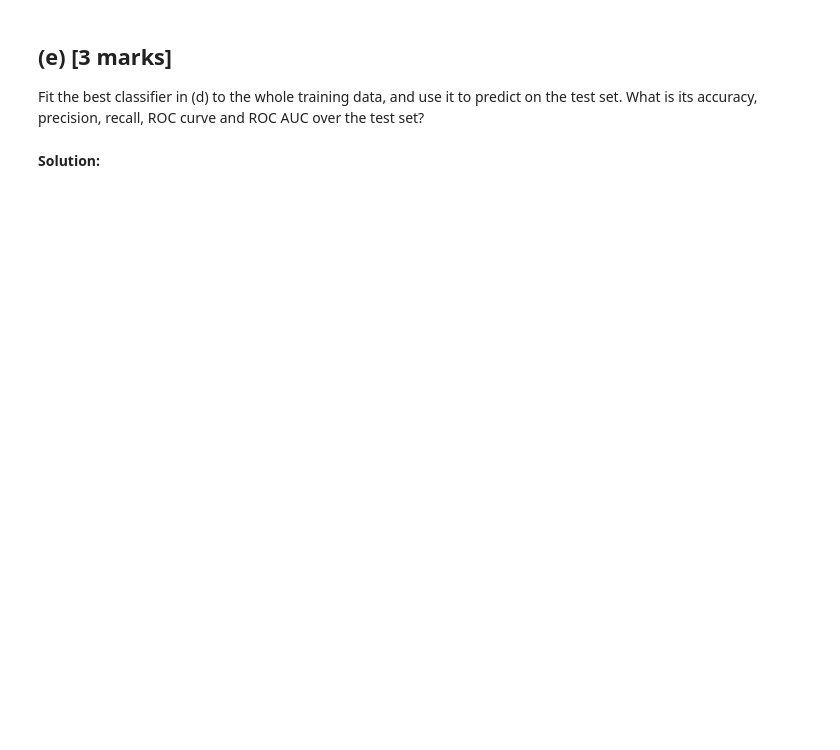
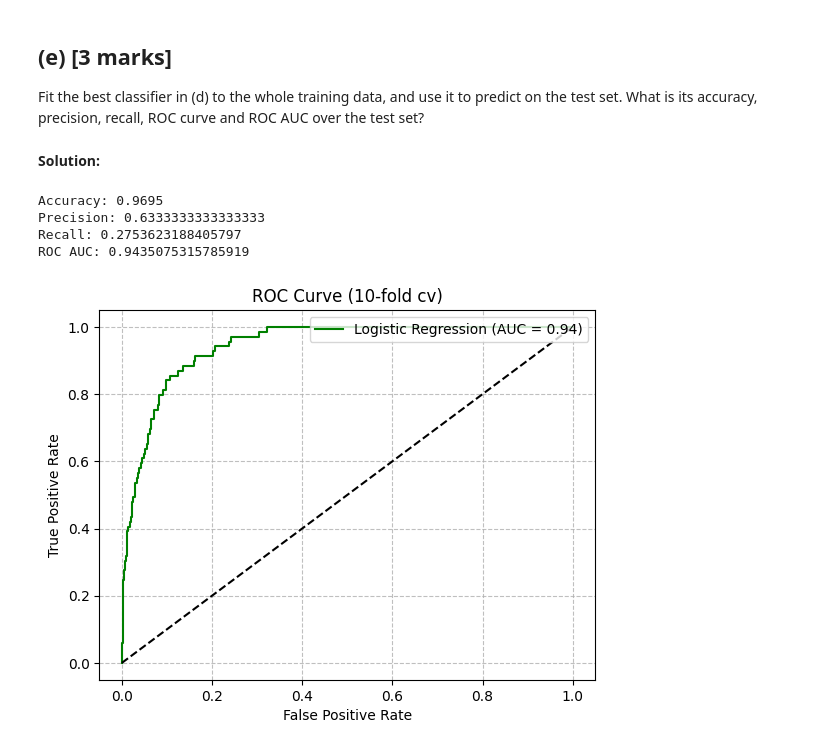
Before and after one commit to tchiu04/CFRM-421, a Jupyter notebook: Homework1-1.ipynb, the cells around one changed output. Saved outputs shown, nothing was run; the diff lists cells and outputs as text; code cells hidden in the pictures; blank space fills up the shorter version.

```diff
--- a/Homework1-1.ipynb
+++ b/Homework1-1.ipynb
@@ -653,3 +802,43 @@ For each of the 4 models, determine the threshold to achieve a 75% recall based
 Fit the best classifier in (d) to the whole training data, and use it to predict on the test set. What is its accuracy, precision, recall, ROC curve and ROC AUC over the test set?
 # %% [markdown]
 **Solution:**
+# %%
+from sklearn.metrics import accuracy_score, precision_score, recall_score, roc_curve, roc_auc_score
+X_test_processed = preprocessing.transform(X_test)
+y_test_bin = (y_test == "Yes").astype(int).values
+
+best_model = models["Logistic Regression (c)"]
+best_model.fit(X_train_processed, y_train_bin)
+
+y_pred = best_model.predict(X_test_processed)
+y_scores = best_model.decision_function(X_test_processed)
+
+accuracy = accuracy_score(y_test_bin, y_pred)
+precision = precision_score(y_test_bin, y_pred)
+recall = recall_score(y_test_bin, y_pred)
+
+roc_auc = roc_auc_score(y_test_bin, y_scores)
+
+fpr, tpr, thresholds = roc_curve(y_test_bin, y_scores)
+
+print("Accuracy:", accuracy)
+print("Precision:", precision)
+print("Recall:", recall)
+print("ROC AUC:", roc_auc)
+# %% [output]
+Accuracy: 0.9695
+Precision: 0.6333333333333333
+Recall: 0.2753623188405797
+ROC AUC: 0.9435075315785919
+# %%
+plt.figure()
+plt.plot(fpr, tpr,color ='green', label=f"Logistic Regression (AUC = {roc_auc:.2f})")
+plt.plot([0, 1], [0, 1], "k--")
+plt.xlabel("False Positive Rate")
+plt.ylabel("True Positive Rate")
+plt.title("ROC Curve (10-fold cv)")
+plt.legend(loc = "upper right")
+plt.grid(True, linestyle ='--', alpha=0.8)
+plt.show()
+# %% [output]
+[figure, added]
```
Also changed, not shown: parts of 7 cells of this notebook.
